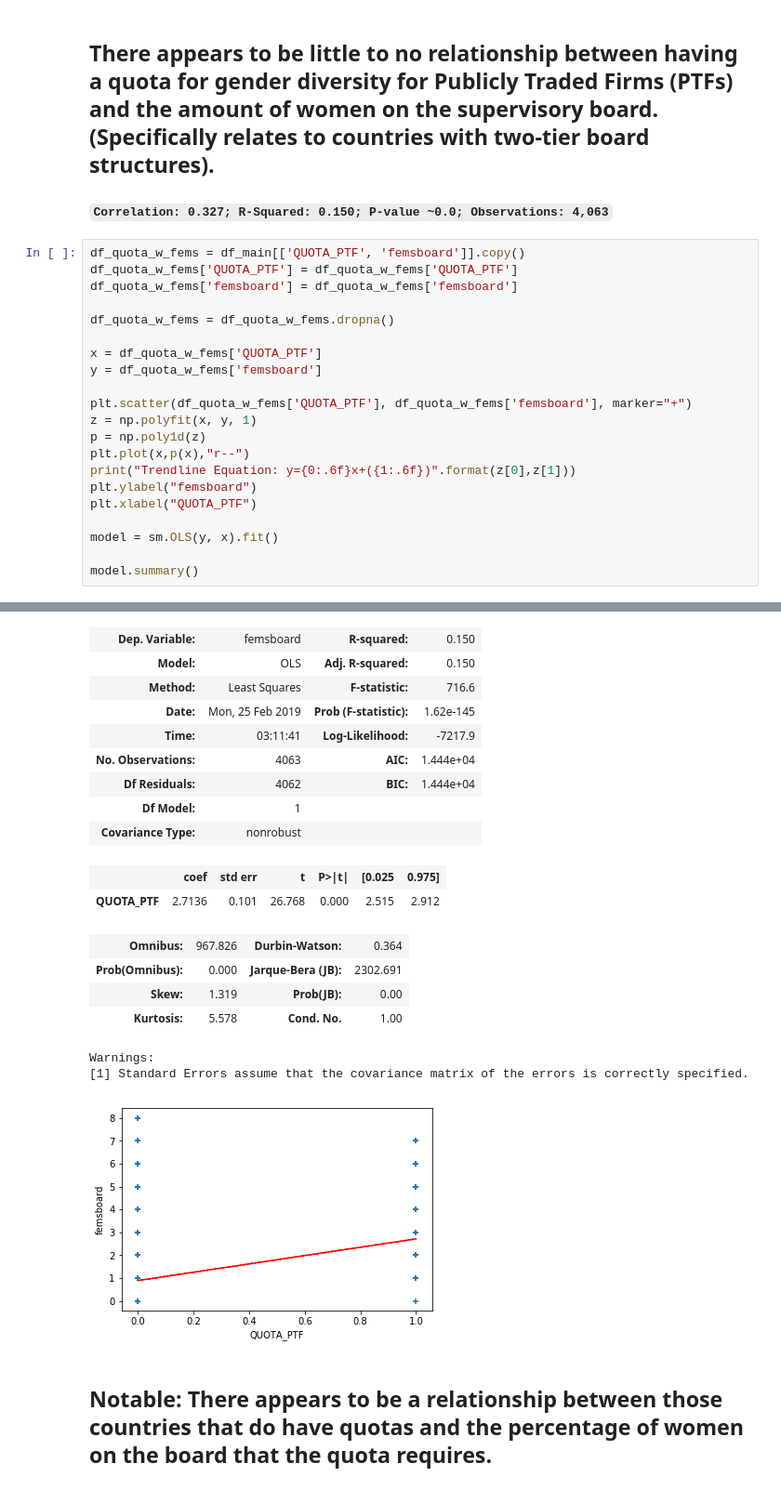
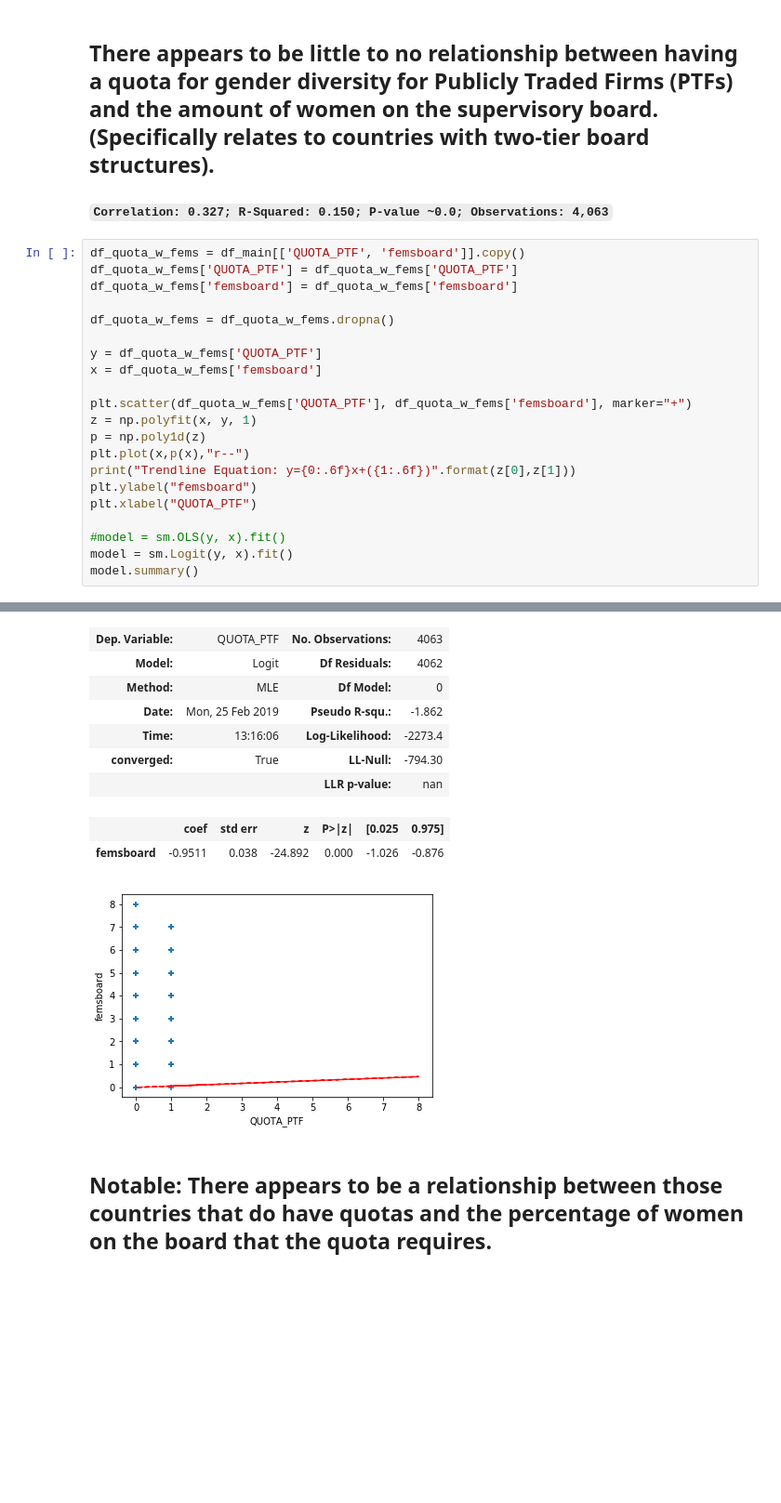
Before and after one commit to etokrug/GroupProject, a Jupyter notebook: GroupProject.ipynb, the cells around one changed output, grey strips where cells are left out. Shown at 93% size. Saved outputs shown, nothing was run; the diff lists cells and outputs as text; blank space fills up the shorter version.

```diff
--- a/GroupProject.ipynb
+++ b/GroupProject.ipynb
@@ -662,8 +640,8 @@ df_quota_w_fems['femsboard'] = df_quota_w_fems['femsboard']
 
 df_quota_w_fems = df_quota_w_fems.dropna()
 
-x = df_quota_w_fems['QUOTA_PTF']
-y = df_quota_w_fems['femsboard']
+y = df_quota_w_fems['QUOTA_PTF']
+x = df_quota_w_fems['femsboard']
 
 plt.scatter(df_quota_w_fems['QUOTA_PTF'], df_quota_w_fems['femsboard'], marker="+")
 z = np.polyfit(x, y, 1)
@@ -673,7 +651,7 @@ print("Trendline Equation: y={0:.6f}x+({1:.6f})".format(z[0],z[1]))
 plt.ylabel("femsboard")
 plt.xlabel("QUOTA_PTF")
 
-model = sm.OLS(y, x).fit()
-
+#model = sm.OLS(y, x).fit()
+model = sm.Logit(y, x).fit()
 model.summary()
 # %% [output]
@@ -682,21 +663,13 @@ OLS Regression Results
-| Dep. Variable: | femsboard | R-squared: | 0.150 |
-| Model: | OLS | Adj. R-squared: | 0.150 |
-| Method: | Least Squares | F-statistic: | 716.6 |
-| Date: | Mon, 25 Feb 2019 | Prob (F-statistic): | 1.62e-145 |
-| Time: | 03:11:41 | Log-Likelihood: | -7217.9 |
-| No. Observations: | 4063 | AIC: | 1.444e+04 |
-| Df Residuals: | 4062 | BIC: | 1.444e+04 |
-| Df Model: | 1 |  |  |
-| Covariance Type: | nonrobust |  |  |
+| Dep. Variable: | QUOTA_PTF | No. Observations: | 4063 |
+| Model: | Logit | Df Residuals: | 4062 |
+| Method: | MLE | Df Model: | 0 |
+| Date: | Mon, 25 Feb 2019 | Pseudo R-squ.: | -1.862 |
+| Time: | 13:16:06 | Log-Likelihood: | -2273.4 |
+| converged: | True | LL-Null: | -794.30 |
+|  |  | LLR p-value: | nan |
-|  | coef | std err | t | P>|t| | [0.025 | 0.975] |
-| QUOTA_PTF | 2.7136 | 0.101 | 26.768 | 0.000 | 2.515 | 2.912 |
+|  | coef | std err | z | P>|z| | [0.025 | 0.975] |
+| femsboard | -0.9511 | 0.038 | -24.892 | 0.000 | -1.026 | -0.876 |
-| Omnibus: | 967.826 | Durbin-Watson: | 0.364 |
-| Prob(Omnibus): | 0.000 | Jarque-Bera (JB): | 2302.691 |
-| Skew: | 1.319 | Prob(JB): | 0.00 |
-| Kurtosis: | 5.578 | Cond. No. | 1.00 |
-Warnings:
-[1] Standard Errors assume that the covariance matrix of the errors is correctly specified.
-[figure, old version]
+[figure, new version]
 # %% [markdown]
 ## Notable: There appears to be a relationship between those countries that do have quotas and the percentage of women on the board that the quota requires.
 
```
Also changed, not shown: parts of 19 cells of this notebook.
